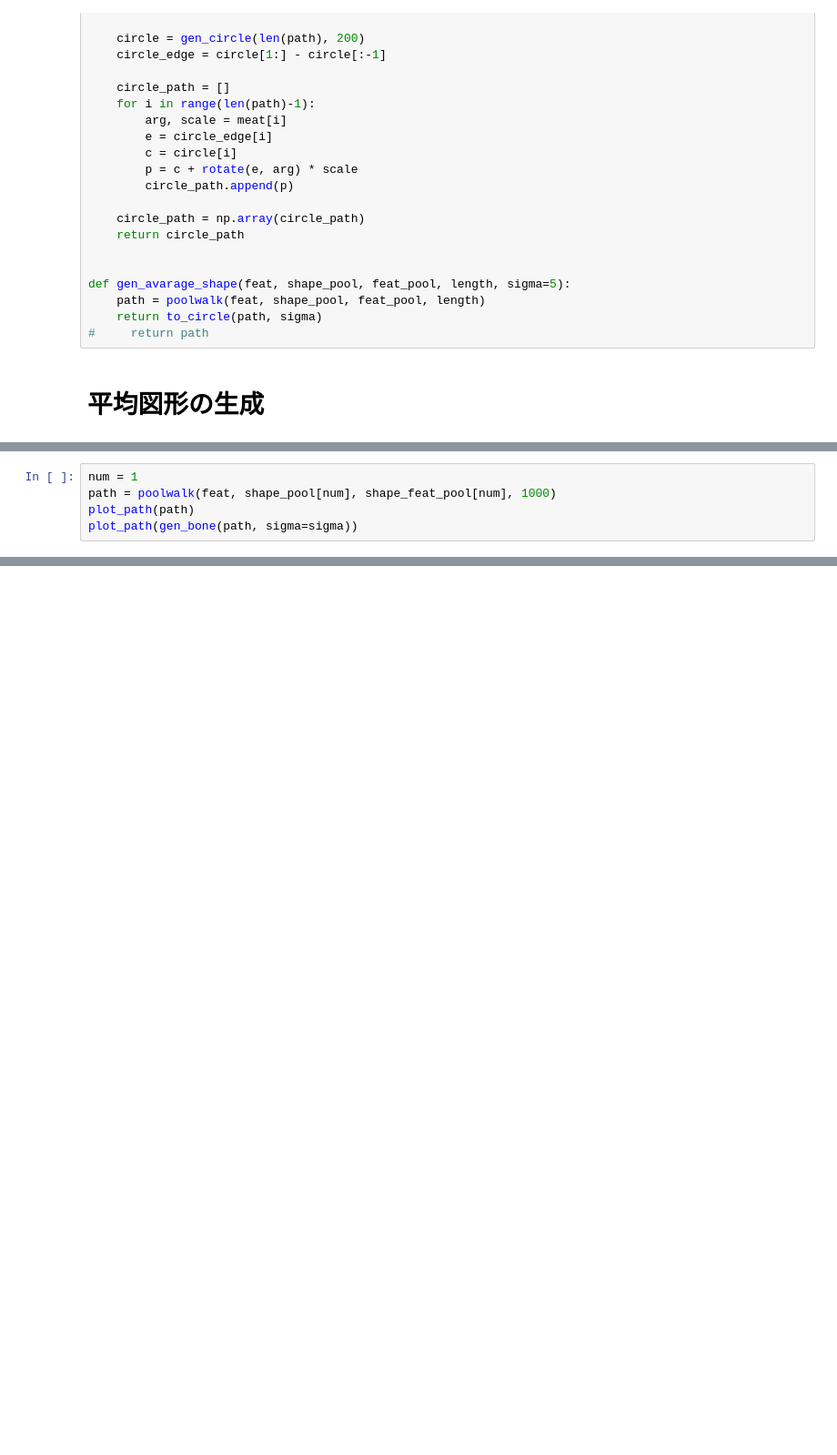
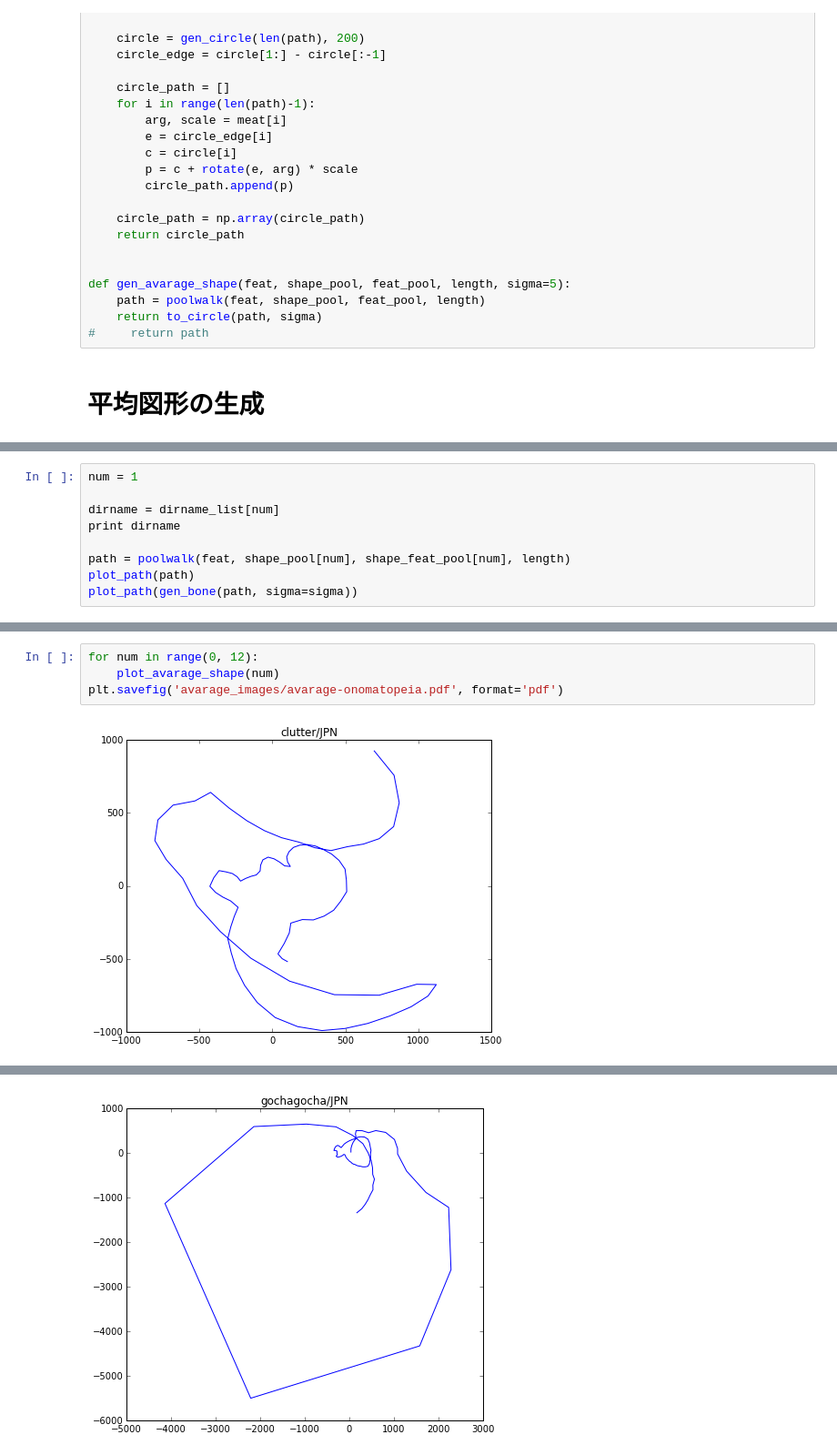
Before and after one commit to smurakami/figure-scanner, a Jupyter notebook: avarage_pool.ipynb, the cells around one changed output, grey strips where cells are left out. Shown: that part at 91% size. Drawn from its saved outputs; the diff is of its cells as text; blank space fills up the shorter version.

```diff
--- a/avarage_pool.ipynb
+++ b/avarage_pool.ipynb
@@ -167,6 +168,10 @@ sigma = 10
 # %%
 num = 1
-path = poolwalk(feat, shape_pool[num], shape_feat_pool[num], 1000)
+
+dirname = dirname_list[num]
+print dirname
+
+path = poolwalk(feat, shape_pool[num], shape_feat_pool[num], length)
 plot_path(path)
 plot_path(gen_bone(path, sigma=sigma))
 # %% [output]
@@ -192,0 +200,6 @@ for num in range(len(dirname_list)):
+# %%
+for num in range(0, 12):
+    plot_avarage_shape(num)
+plt.savefig('avarage_images/avarage-onomatopeia.pdf', format='pdf')
+# %% [output]
+[figure, added]
@@ -192,0 +207 @@ for num in range(len(dirname_list)):
+[figure, added]
```
Also changed, not shown: parts of 9 cells of this notebook.
